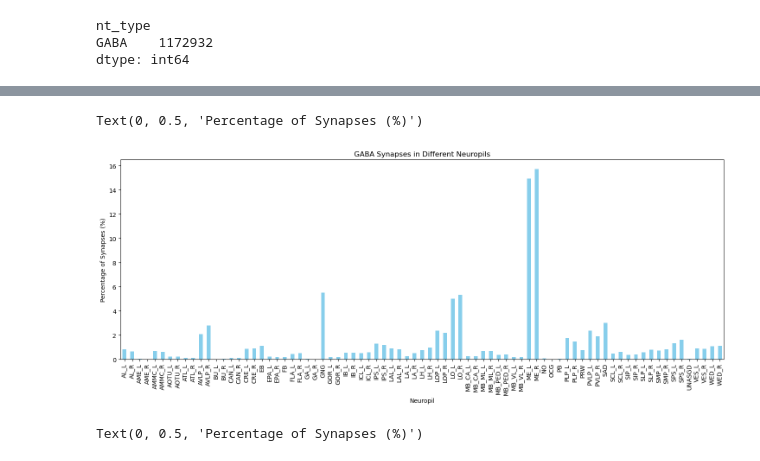
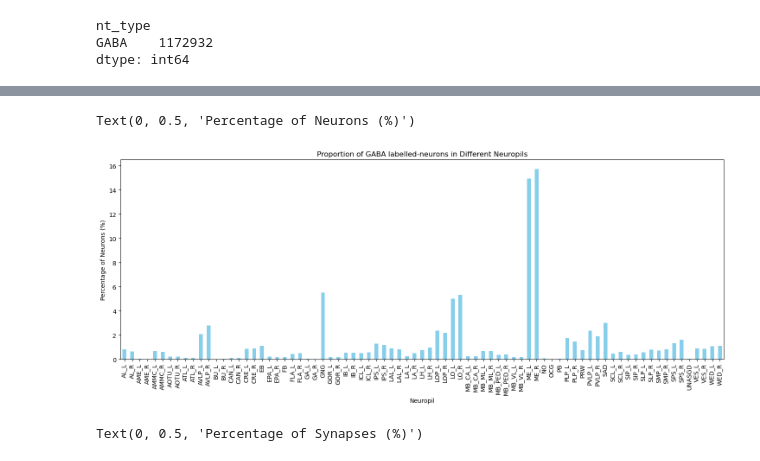
Before and after one commit to Gutierrez-lab/flybrain-clustering-rhessa, a Jupyter notebook: FlyWire/inhibitory_neuropil_analysis.ipynb, the cells around one changed output, grey strips where cells are left out. Cells and saved outputs as stored; diff of their text form; code cells hidden in the pictures.

Commit message:
correcting file and figure

```diff
--- a/FlyWire/inhibitory_neuropil_analysis.ipynb
+++ b/FlyWire/inhibitory_neuropil_analysis.ipynb
@@ -70,9 +88,4 @@ pivot
 # %%
 # get the proportion of neurons of a nt_type in each neuropil
-def get_proportion(df, nt_type):
-    df = df[df['nt_type'] == nt_type]
+def get_proportion(df):
     return (df.groupby('neuropil').size() / df.groupby('neuropil').size().sum())*100
-
-# use function to get proportions for GABA
-proportions_gaba = get_proportion(connects_merged, 'GABA')
-proportions_gaba
@@ -93,14 +146,14 @@ Length: 79, dtype: float64
 # %%
 # plot this data, bar plot with neuropil on y-axis and syn_count on x-axis, just GABA
 plt.figure(figsize=(18, 6))
 proportions_gaba.plot(kind='bar', color='skyblue')
-plt.title('GABA Synapses in Different Neuropils')
+plt.title('Proportion of GABA labelled-neurons in Different Neuropils')
 plt.xlabel('Neuropil' )
-plt.ylabel('Percentage of Synapses (%)')
+plt.ylabel('Percentage of Neurons (%)')
 #plt.xticks(rotation=45)
 # %% [output]
-Text(0, 0.5, 'Percentage of Synapses (%)')
+Text(0, 0.5, 'Percentage of Neurons (%)')
-[figure, old version]
+[figure, new version]
 # %%
 # for glutamate, use the same function
 proportions_glutamate = get_proportion(connects_merged, 'GLUT')
```
Also changed, not shown: parts of 10 cells of this notebook, 1 other file.
